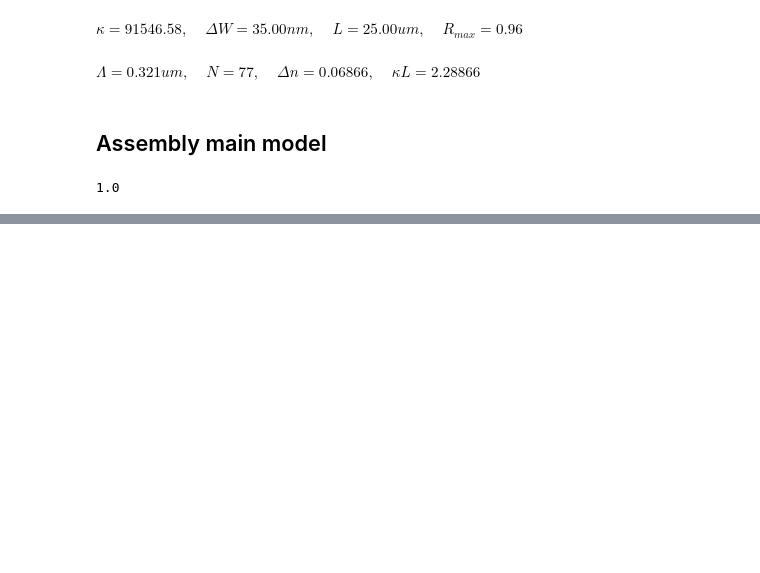
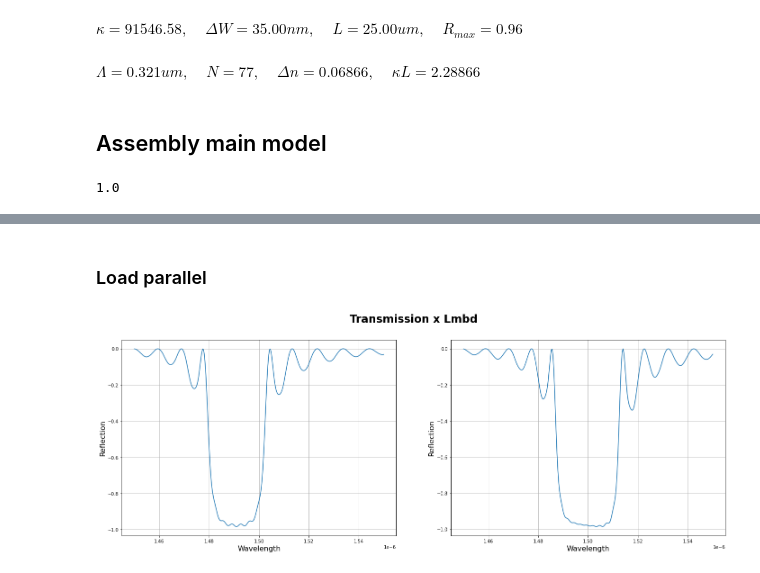
Before and after one commit to CaioRodrigues200/Photonics-training, a Jupyter notebook: Projects/Bragg Grating/SimulationFiles/FDTDAssembly.ipynb, the cells around one changed output, grey strips where cells are left out. Drawn from its saved outputs; the diff is of its cells as text; code cells hidden in the pictures; blank space fills up the shorter version.

```diff
--- a/Projects/Bragg Grating/SimulationFiles/FDTDAssembly.ipynb
+++ b/Projects/Bragg Grating/SimulationFiles/FDTDAssembly.ipynb
@@ -201,0 +234,16 @@ bragg.run()
+# %%
+loadFiles = ['FilteredBraggReflection','BraggReflection']
+
+loadPath = "SavedData/"
+file_count = sum(len(files) for _, _, files in os.walk(loadPath))
+data = {}
+print('files found in datapath: '+str(file_count))
+
+for i in range(len(loadFiles)):
+    infile = open(os.path.join(loadPath, loadFiles[i]+' Data') , 'rb')
+    data[loadFiles[i]] = plk.load(infile)
+    infile.close()
+
+#print(data)
+dataFrame = pd.DataFrame(data)
+dataFrame
@@ -201,0 +255,18 @@ bragg.run()
+# %% [markdown]
+### Load parallel
+# %%
+keyNames = list(data.keys())
+
+winNum = int(1 + np.floor((len(keyNames) - 1)/2))  # Window line quantity
+figure,ax=plt.subplots(winNum, 2, figsize=(24,winNum*8))
+figure.suptitle('Transmission x Lmbd',fontsize=24, fontweight="bold")
+
+
+for i in range(len(keyNames)):
+    index = int(i%2)
+    ax[index].grid(True)
+    ax[index].plot(data[keyNames[i]][0],data[keyNames[i]][1])
+    ax[index].set_xlabel("Wavelength",fontsize=16)
+    ax[index].set_ylabel("Reflection",fontsize=16)
+# %% [output]
+[figure, added]
```
Also changed, not shown: parts of 12 cells of this notebook, 6 other files.
